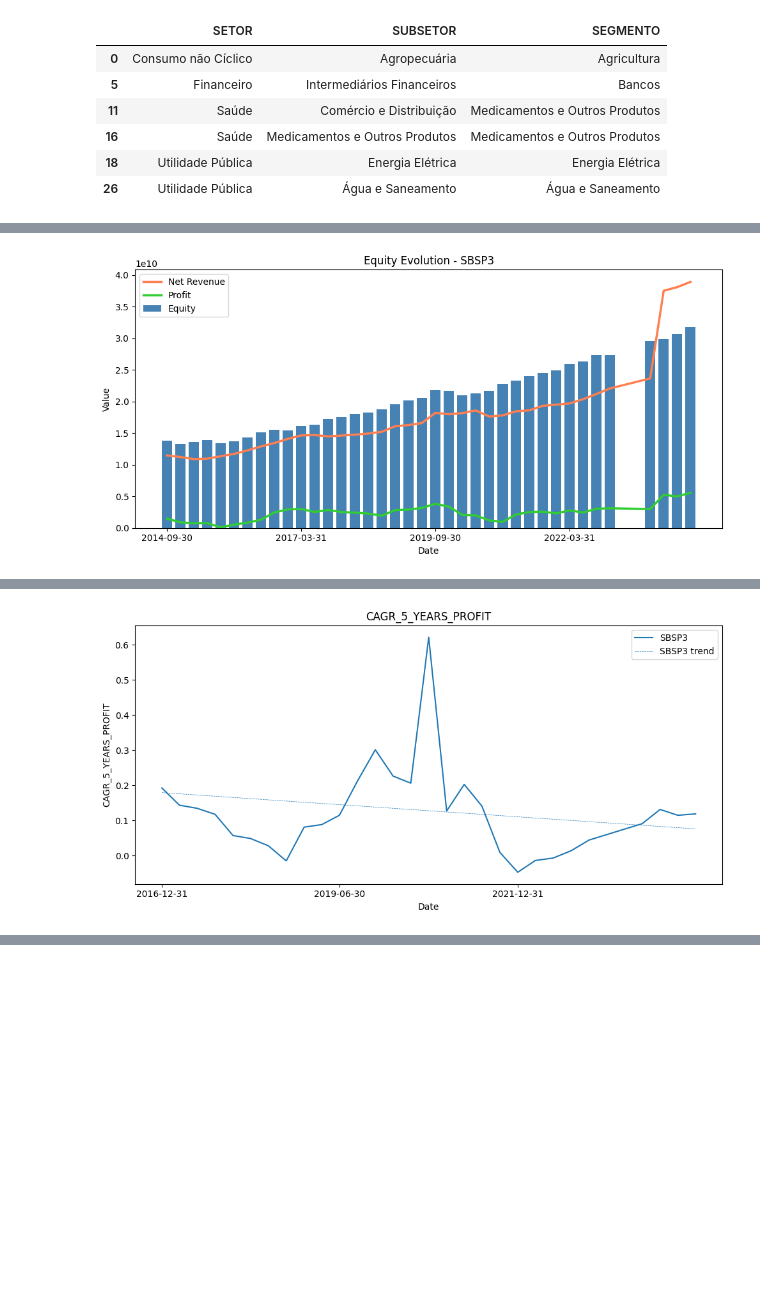
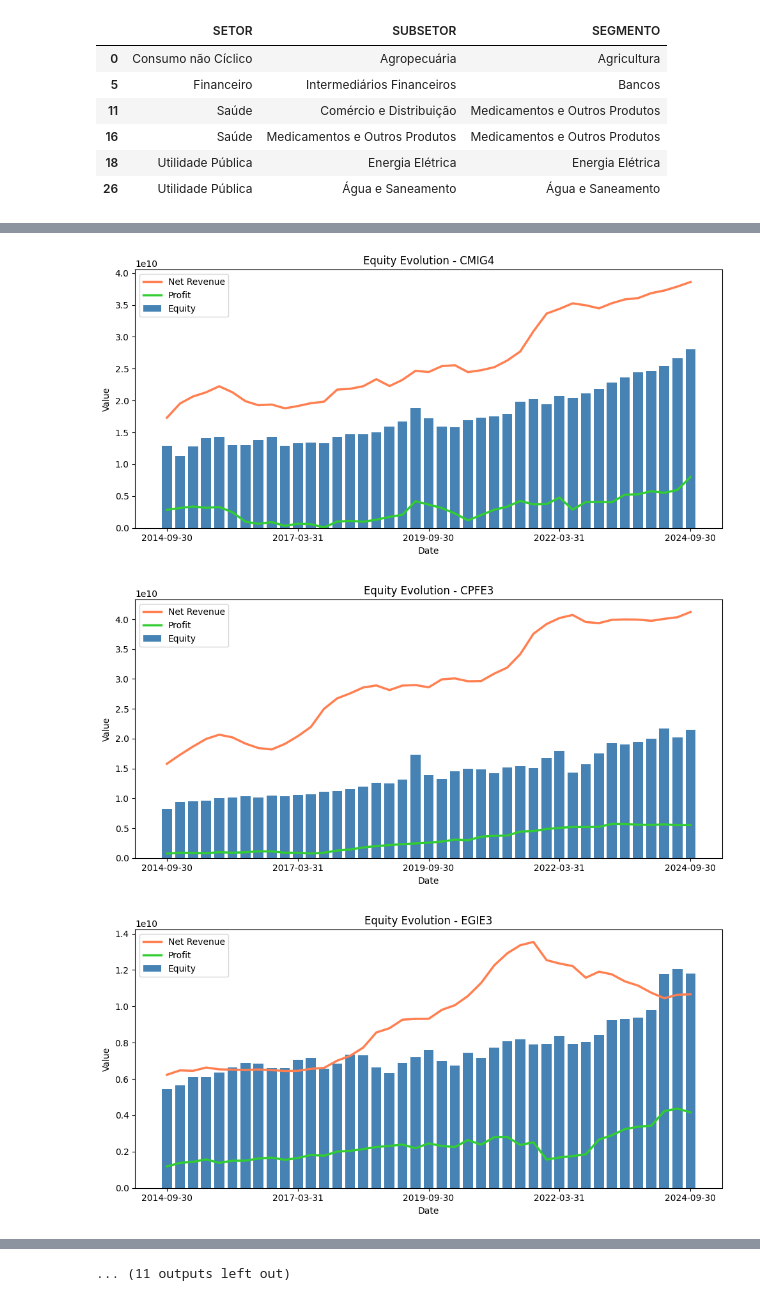
Before and after one commit to boa50/investment-analysis-etl, a Jupyter notebook: analysis/stock-analysis.ipynb, the cells around one changed output, grey strips where cells are left out. Saved outputs shown, nothing was run; the diff lists cells and outputs as text; code cells hidden in the pictures; blank space fills up the shorter version.

```diff
--- a/analysis/stock-analysis.ipynb
+++ b/analysis/stock-analysis.ipynb
@@ -43,23 +42,25 @@ measures.get_latest_values_by_segmento("Água e Saneamento")
 # %%
-# tickers=["CSMG3", "SAPR4", "SBSP3"]
-tickers=["SBSP3"]
+tickers=["CMIG4", "CPFE3", "EGIE3", "TRPL4", "NEOE3", "ELET3", "TAEE4"]
+# tickers=["SBSP3"]
 show_segment = False
 show_trend = True
 
 for ticker in tickers:
     plot.plot_equity_evolution(ticker)
 
 # for ticker in tickers:
 #     plot.plot_equity_evolution(ticker, is_inflation_weighted=True)
 
-# plot.plot_historical_kpi(tickers=tickers, kpi="NET_DEBT_BY_EQUITY", show_segment=show_segment, show_trend=show_trend)
-# plot.plot_historical_kpi(tickers=tickers, kpi="NET_DEBT_BY_EBIT", show_segment=show_segment, show_trend=show_trend)
-# plot.plot_historical_kpi(tickers=tickers, kpi="PROFIT", show_segment=show_segment, show_trend=show_trend)
+plot.plot_historical_kpi(tickers=tickers, kpi="NET_DEBT_BY_EQUITY", show_segment=show_segment, show_trend=show_trend)
+plot.plot_historical_kpi(tickers=tickers, kpi="NET_DEBT_BY_EBIT", show_segment=show_segment, show_trend=show_trend)
+plot.plot_historical_kpi(tickers=tickers, kpi="PROFIT", show_segment=show_segment, show_trend=show_trend)
 # plot.plot_historical_kpi(tickers=tickers, kpi="PROFIT", show_segment=show_segment, show_trend=show_trend, is_inflation_weighted=True)
-# plot.plot_historical_kpi(tickers=tickers, kpi="ROE", show_segment=show_segment, show_trend=show_trend)
+plot.plot_historical_kpi(tickers=tickers, kpi="ROE", show_segment=show_segment, show_trend=show_trend)
 plot.plot_historical_kpi(tickers=tickers, kpi="CAGR_5_YEARS_PROFIT", show_segment=show_segment, show_trend=show_trend)
-# plot.plot_historical_kpi(tickers=tickers, kpi="DIVIDEND_YIELD", show_segment=show_segment, show_trend=show_trend)
-# plot.plot_historical_kpi(tickers=tickers, kpi="DIVIDEND_PAYOUT", show_segment=show_segment, show_trend=show_trend)
-# plot.plot_historical_kpi(tickers=tickers, kpi="NET_MARGIN", show_segment=show_segment, show_trend=show_trend)
+plot.plot_historical_kpi(tickers=tickers, kpi="DIVIDEND_YIELD", show_segment=show_segment, show_trend=show_trend)
+plot.plot_historical_kpi(tickers=tickers, kpi="DIVIDEND_PAYOUT", show_segment=show_segment, show_trend=show_trend)
+plot.plot_historical_kpi(tickers=tickers, kpi="NET_MARGIN", show_segment=show_segment, show_trend=show_trend)
 # %% [output]
-[figure, old version]
+[figure, new version]
+[figure, new version]
+[figure, added]
@@ -68 +84,0 @@ Last Value: [0.07570891]
-[figure, old version]
@@ -69,3 +115,4 @@ Last Value: [0.07570891]
+... (11 outputs left out)
 # %%
 kpi = "DIVIDEND_PAYOUT"
 # kpi = "NET_DEBT_BY_EBIT"
```
Also changed, not shown: parts of 6 cells of this notebook.
